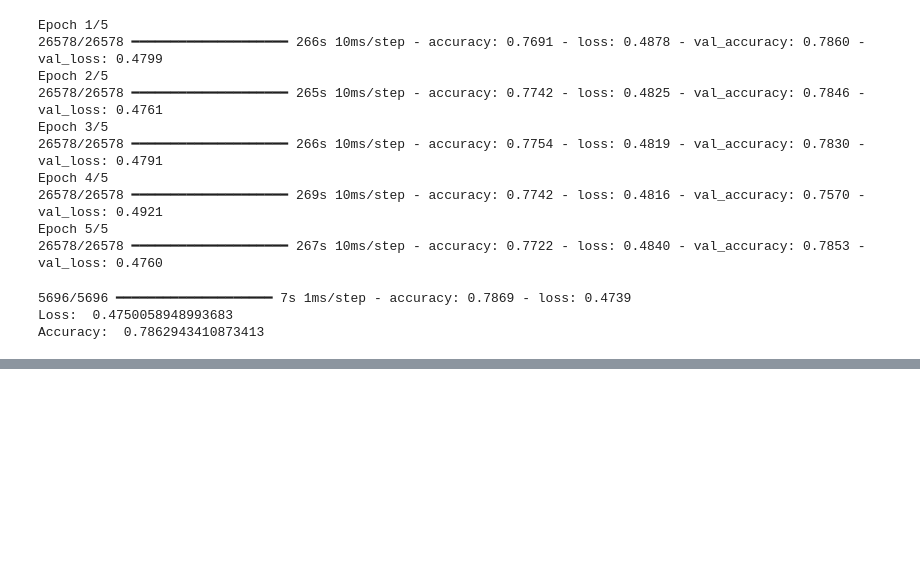
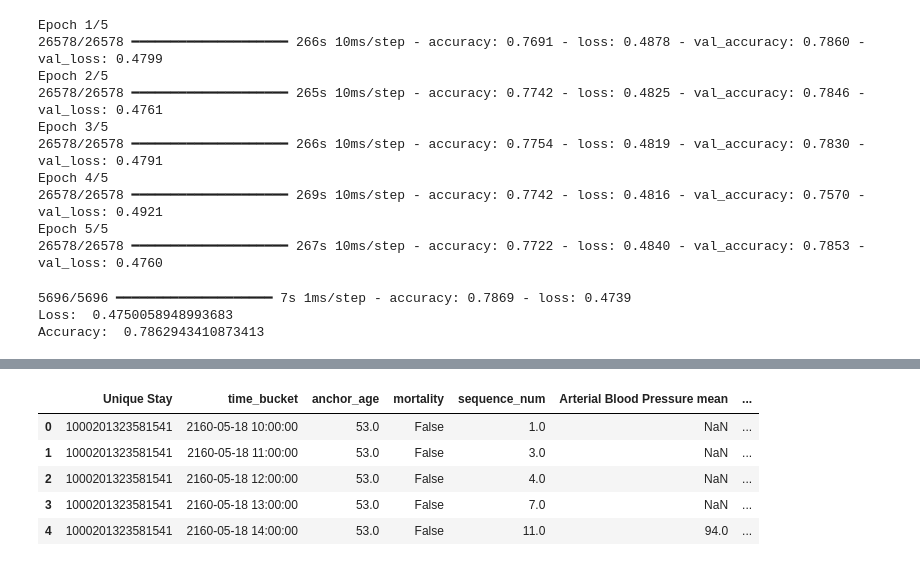
Before and after one commit to ChiQuynhDo/icu_mortality-prediction-ds6050, a Jupyter notebook: models/SimpleRNNModel.ipynb, the cells around one changed output, grey strips where cells are left out. Saved outputs shown, nothing was run; the diff lists cells and outputs as text; code cells hidden in the pictures; blank space fills up the shorter version.

```diff
--- a/models/SimpleRNNModel.ipynb
+++ b/models/SimpleRNNModel.ipynb
@@ -212,0 +355,9 @@ Accuracy:  0.7862943410873413
+# %%
+data.head()
+# %% [output]
+|  | Unique Stay | time_bucket | anchor_age | mortality | sequence_num | Arterial Blood Pressure mean | ... |
+| 0 | 1000201323581541 | 2160-05-18 10:00:00 | 53.0 | False | 1.0 | NaN | ... |
+| 1 | 1000201323581541 | 2160-05-18 11:00:00 | 53.0 | False | 3.0 | NaN | ... |
+| 2 | 1000201323581541 | 2160-05-18 12:00:00 | 53.0 | False | 4.0 | NaN | ... |
+| 3 | 1000201323581541 | 2160-05-18 13:00:00 | 53.0 | False | 7.0 | NaN | ... |
+| 4 | 1000201323581541 | 2160-05-18 14:00:00 | 53.0 | False | 11.0 | 94.0 | ... |
```
Also changed, not shown: parts of 39 cells of this notebook.
